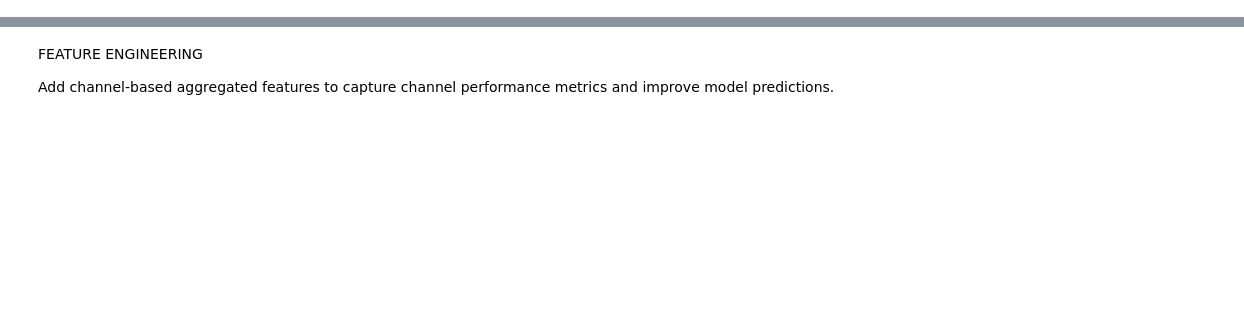
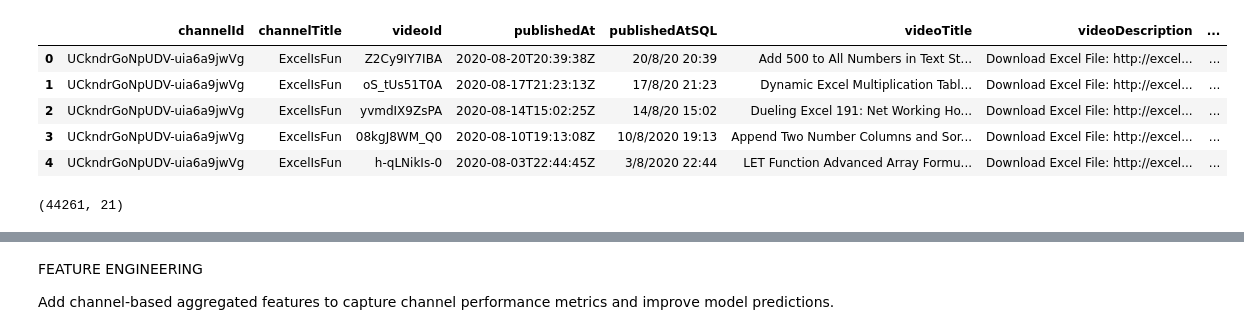
Before and after one commit to Belaleatsbanana/ml, a Jupyter notebook: Ahmed & Belal/Youtube.ipynb, the cells around one changed output, grey strips where cells are left out. Cells and saved outputs as stored; diff of their text form; code cells hidden in the pictures; blank space fills up the shorter version.

```diff
--- a/Ahmed & Belal/Youtube.ipynb
+++ b/Ahmed & Belal/Youtube.ipynb
@@ -83,15 +83,24 @@ RANDOM_STATE = 0xBEEF # gogu 😛
 # %%
 """
 Load and preview the YouTube dataset
 """
-csv_path = "datasets/youtube_viewcount.csv"
+csv_path = "youtube_viewcount.csv"
 data = pd.read_csv(csv_path)
 data.head(5)
+# %% [output]
+|  | channelId | channelTitle | videoId | publishedAt | publishedAtSQL | videoTitle | videoDescription | ... |
+| 0 | UCkndrGoNpUDV-uia6a9jwVg | ExcelIsFun | Z2Cy9IY7IBA | 2020-08-20T20:39:38Z | 20/8/20 20:39 | Add 500 to All Numbers in Text St... | Download Excel File: http://excel... | ... |
+| 1 | UCkndrGoNpUDV-uia6a9jwVg | ExcelIsFun | oS_tUs51T0A | 2020-08-17T21:23:13Z | 17/8/20 21:23 | Dynamic Excel Multiplication Tabl... | Download Excel File: http://excel... | ... |
+| 2 | UCkndrGoNpUDV-uia6a9jwVg | ExcelIsFun | yvmdIX9ZsPA | 2020-08-14T15:02:25Z | 14/8/20 15:02 | Dueling Excel 191: Net Working Ho... | Download Excel File: http://excel... | ... |
+| 3 | UCkndrGoNpUDV-uia6a9jwVg | ExcelIsFun | 08kgJ8WM_Q0 | 2020-08-10T19:13:08Z | 10/8/2020 19:13 | Append Two Number Columns and Sor... | Download Excel File: http://excel... | ... |
+| 4 | UCkndrGoNpUDV-uia6a9jwVg | ExcelIsFun | h-qLNikIs-0 | 2020-08-03T22:44:45Z | 3/8/2020 22:44 | LET Function Advanced Array Formu... | Download Excel File: http://excel... | ... |
 # %%
 """
 Check dataset dimensions
 """
 data.shape
+# %% [output]
+(44261, 21)
 # %%
 """
 Inspect column data types
```
Also changed, not shown: parts of 21 cells of this notebook, 1 other file.
